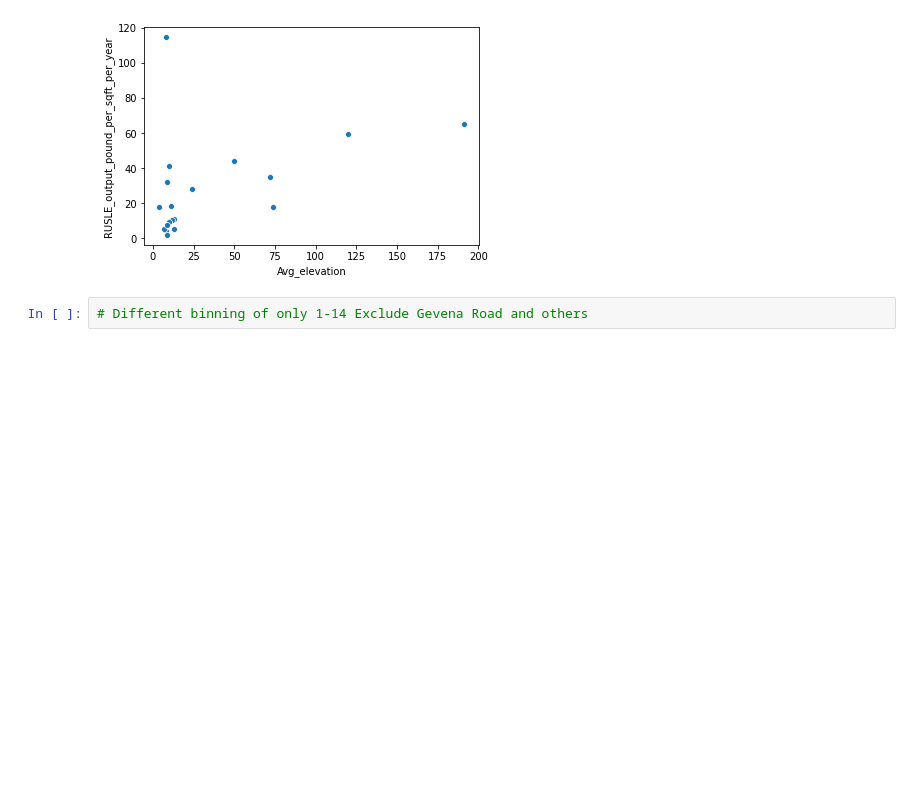
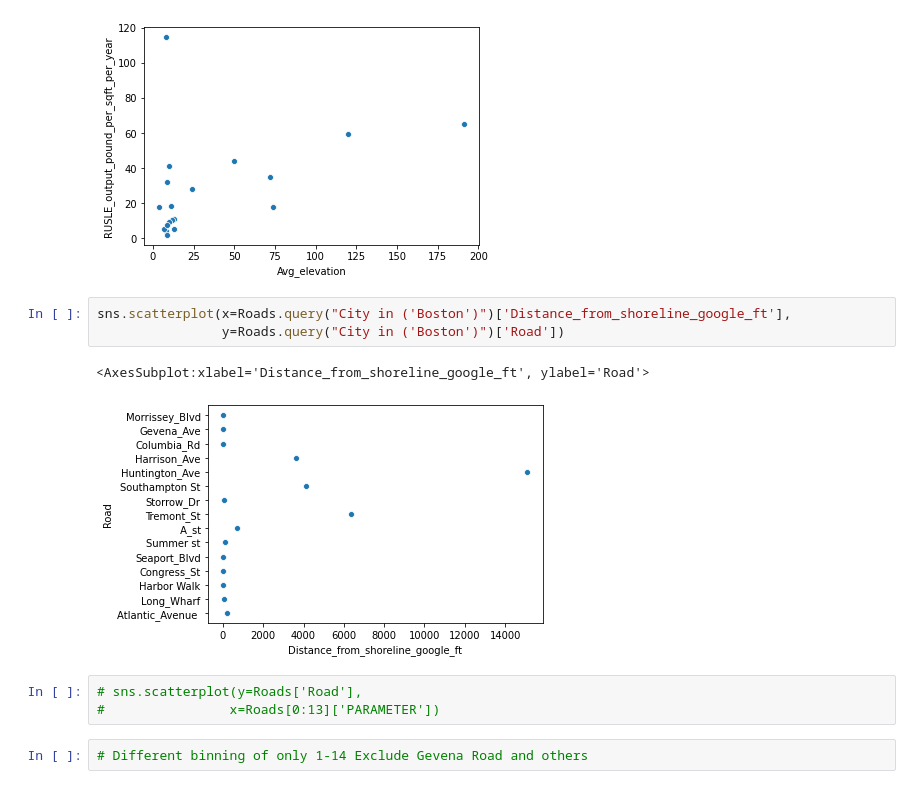
Before and after one commit to zachthelegend/SEM_flood_risk_roadways_data_analysis, a Jupyter notebook: SEM_flood_risk_roadways_data_analysis.ipynb, the cells around one changed output. Drawn from its saved outputs; the diff is of its cells as text; blank space fills up the shorter version.

```diff
--- a/SEM_flood_risk_roadways_data_analysis.ipynb
+++ b/SEM_flood_risk_roadways_data_analysis.ipynb
@@ -198,6 +203,15 @@ sns.scatterplot(x=Roads.query("City in ('Boston')")['Avg_elevation'],
 # %% [output]
 <AxesSubplot:xlabel='Avg_elevation', ylabel='RUSLE_output_pound_per_sqft_per_year'>
 [figure]
+# %%
+sns.scatterplot(x=Roads.query("City in ('Boston')")['Distance_from_shoreline_google_ft'],
+                y=Roads.query("City in ('Boston')")['Road'])
+# %% [output]
+<AxesSubplot:xlabel='Distance_from_shoreline_google_ft', ylabel='Road'>
+[figure, added]
+# %%
+# sns.scatterplot(y=Roads['Road'],
+#                x=Roads[0:13]['PARAMETER'])
 # %%
 # Different binning of only 1-14 Exclude Gevena Road and others
 # %%
```
Also changed, not shown: parts of 44 cells of this notebook.
